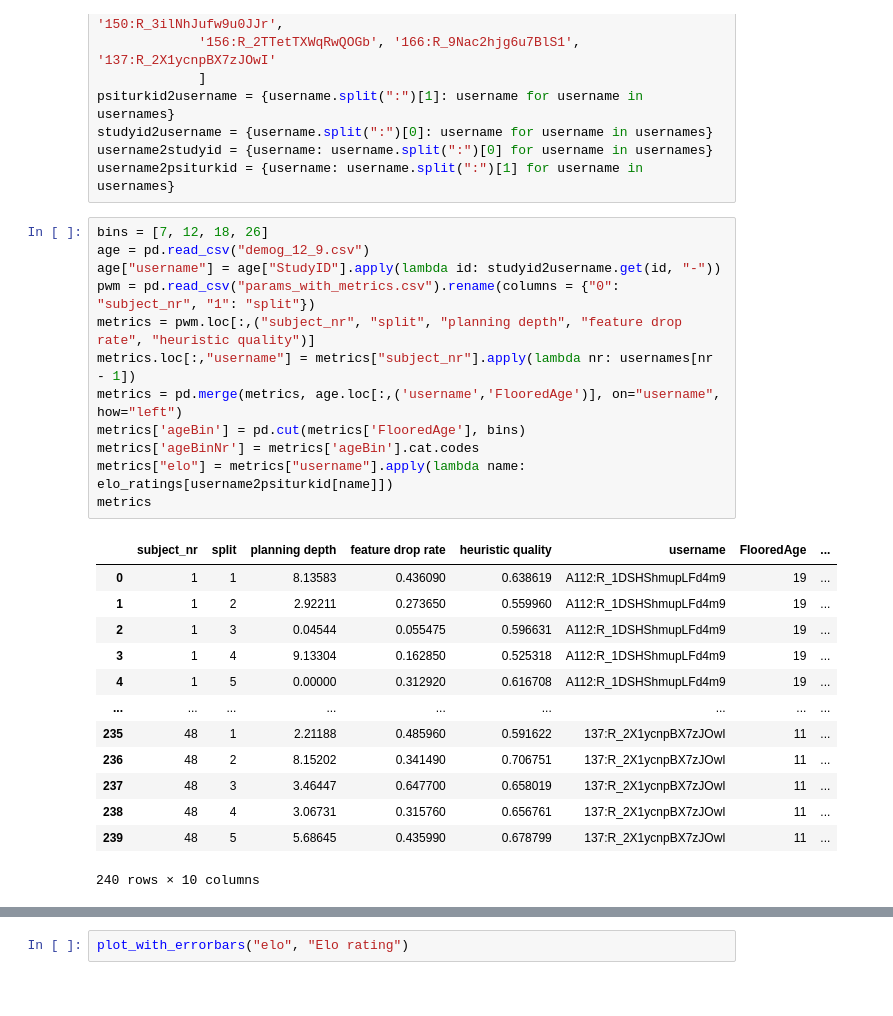
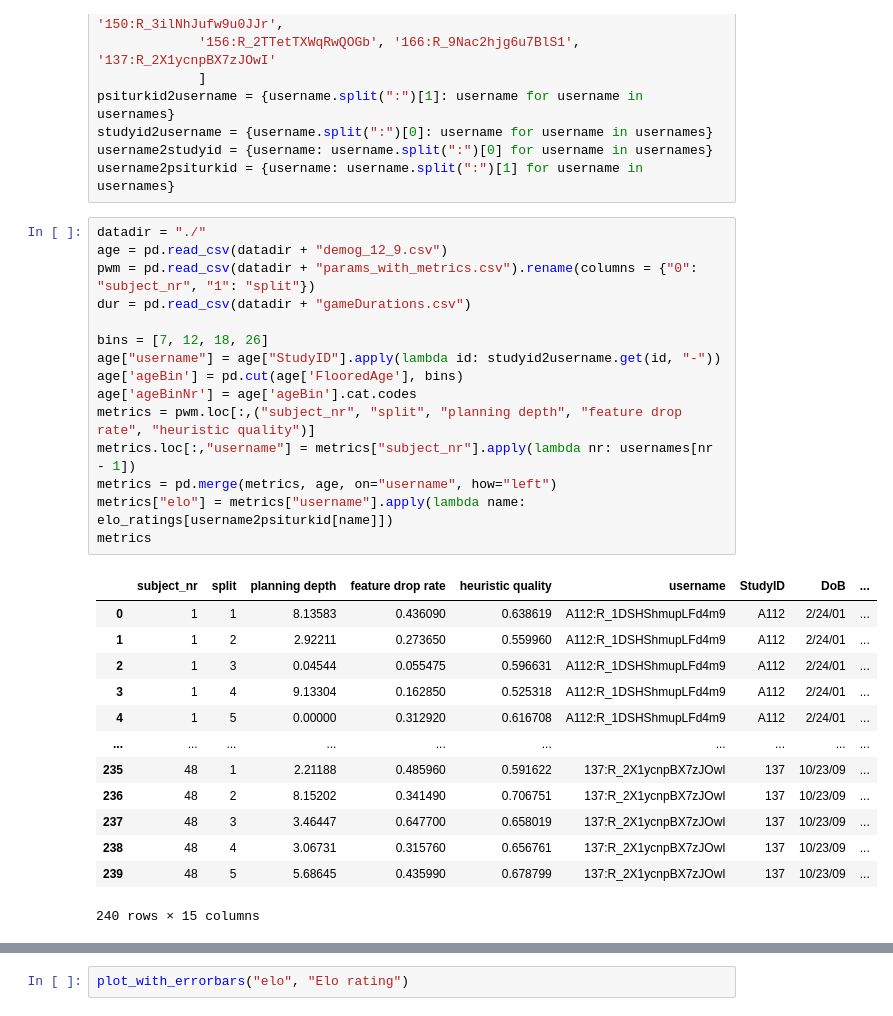
Before and after one commit to sinabolouki/fourinarow_analyses, a Jupyter notebook: Analysis notebooks/new/Age Plots.ipynb, the cells around one changed output, grey strips where cells are left out. Drawn from its saved outputs; the diff is of its cells as text.

```diff
--- a/Analysis notebooks/new/Age Plots.ipynb
+++ b/Analysis notebooks/new/Age Plots.ipynb
@@ -95,30 +95,33 @@ studyid2username = {username.split(":")[0]: username for username in usernames}
 username2studyid = {username: username.split(":")[0] for username in usernames}
 username2psiturkid = {username: username.split(":")[1] for username in usernames}
 # %%
+datadir = "./"
+age = pd.read_csv(datadir + "demog_12_9.csv")
+pwm = pd.read_csv(datadir + "params_with_metrics.csv").rename(columns = {"0": "subject_nr", "1": "split"})
+dur = pd.read_csv(datadir + "gameDurations.csv")
+
 bins = [7, 12, 18, 26]
-age = pd.read_csv("demog_12_9.csv")
 age["username"] = age["StudyID"].apply(lambda id: studyid2username.get(id, "-"))
-pwm = pd.read_csv("params_with_metrics.csv").rename(columns = {"0": "subject_nr", "1": "split"})
+age['ageBin'] = pd.cut(age['FlooredAge'], bins)
+age['ageBinNr'] = age['ageBin'].cat.codes
 metrics = pwm.loc[:,("subject_nr", "split", "planning depth", "feature drop rate", "heuristic quality")]
 metrics.loc[:,"username"] = metrics["subject_nr"].apply(lambda nr: usernames[nr - 1])
-metrics = pd.merge(metrics, age.loc[:,('username','FlooredAge')], on="username", how="left")
-metrics['ageBin'] = pd.cut(metrics['FlooredAge'], bins)
-metrics['ageBinNr'] = metrics['ageBin'].cat.codes
+metrics = pd.merge(metrics, age, on="username", how="left")
 metrics["elo"] = metrics["username"].apply(lambda name: elo_ratings[username2psiturkid[name]])
 metrics
 # %% [output]
-|  | subject_nr | split | planning depth | feature drop rate | heuristic quality | username | FlooredAge | ... |
-| 0 | 1 | 1 | 8.13583 | 0.436090 | 0.638619 | A112:R_1DSHShmupLFd4m9 | 19 | ... |
-| 1 | 1 | 2 | 2.92211 | 0.273650 | 0.559960 | A112:R_1DSHShmupLFd4m9 | 19 | ... |
-| 2 | 1 | 3 | 0.04544 | 0.055475 | 0.596631 | A112:R_1DSHShmupLFd4m9 | 19 | ... |
-| 3 | 1 | 4 | 9.13304 | 0.162850 | 0.525318 | A112:R_1DSHShmupLFd4m9 | 19 | ... |
-| 4 | 1 | 5 | 0.00000 | 0.312920 | 0.616708 | A112:R_1DSHShmupLFd4m9 | 19 | ... |
-| ... | ... | ... | ... | ... | ... | ... | ... | ... |
-| 235 | 48 | 1 | 2.21188 | 0.485960 | 0.591622 | 137:R_2X1ycnpBX7zJOwI | 11 | ... |
-| 236 | 48 | 2 | 8.15202 | 0.341490 | 0.706751 | 137:R_2X1ycnpBX7zJOwI | 11 | ... |
-| 237 | 48 | 3 | 3.46447 | 0.647700 | 0.658019 | 137:R_2X1ycnpBX7zJOwI | 11 | ... |
-| 238 | 48 | 4 | 3.06731 | 0.315760 | 0.656761 | 137:R_2X1ycnpBX7zJOwI | 11 | ... |
-| 239 | 48 | 5 | 5.68645 | 0.435990 | 0.678799 | 137:R_2X1ycnpBX7zJOwI | 11 | ... |
+|  | subject_nr | split | planning depth | feature drop rate | heuristic quality | username | StudyID | DoB | ... |
+| 0 | 1 | 1 | 8.13583 | 0.436090 | 0.638619 | A112:R_1DSHShmupLFd4m9 | A112 | 2/24/01 | ... |
+| 1 | 1 | 2 | 2.92211 | 0.273650 | 0.559960 | A112:R_1DSHShmupLFd4m9 | A112 | 2/24/01 | ... |
+| 2 | 1 | 3 | 0.04544 | 0.055475 | 0.596631 | A112:R_1DSHShmupLFd4m9 | A112 | 2/24/01 | ... |
+| 3 | 1 | 4 | 9.13304 | 0.162850 | 0.525318 | A112:R_1DSHShmupLFd4m9 | A112 | 2/24/01 | ... |
+| 4 | 1 | 5 | 0.00000 | 0.312920 | 0.616708 | A112:R_1DSHShmupLFd4m9 | A112 | 2/24/01 | ... |
+| ... | ... | ... | ... | ... | ... | ... | ... | ... | ... |
+| 235 | 48 | 1 | 2.21188 | 0.485960 | 0.591622 | 137:R_2X1ycnpBX7zJOwI | 137 | 10/23/09 | ... |
+| 236 | 48 | 2 | 8.15202 | 0.341490 | 0.706751 | 137:R_2X1ycnpBX7zJOwI | 137 | 10/23/09 | ... |
+| 237 | 48 | 3 | 3.46447 | 0.647700 | 0.658019 | 137:R_2X1ycnpBX7zJOwI | 137 | 10/23/09 | ... |
+| 238 | 48 | 4 | 3.06731 | 0.315760 | 0.656761 | 137:R_2X1ycnpBX7zJOwI | 137 | 10/23/09 | ... |
+| 239 | 48 | 5 | 5.68645 | 0.435990 | 0.678799 | 137:R_2X1ycnpBX7zJOwI | 137 | 10/23/09 | ... |
-240 rows × 10 columns
+240 rows × 15 columns
 # %%
 age_colors = ['#7DE3AC', '#129951','#20382B']
```
Also changed, not shown: parts of 2 cells of this notebook.
